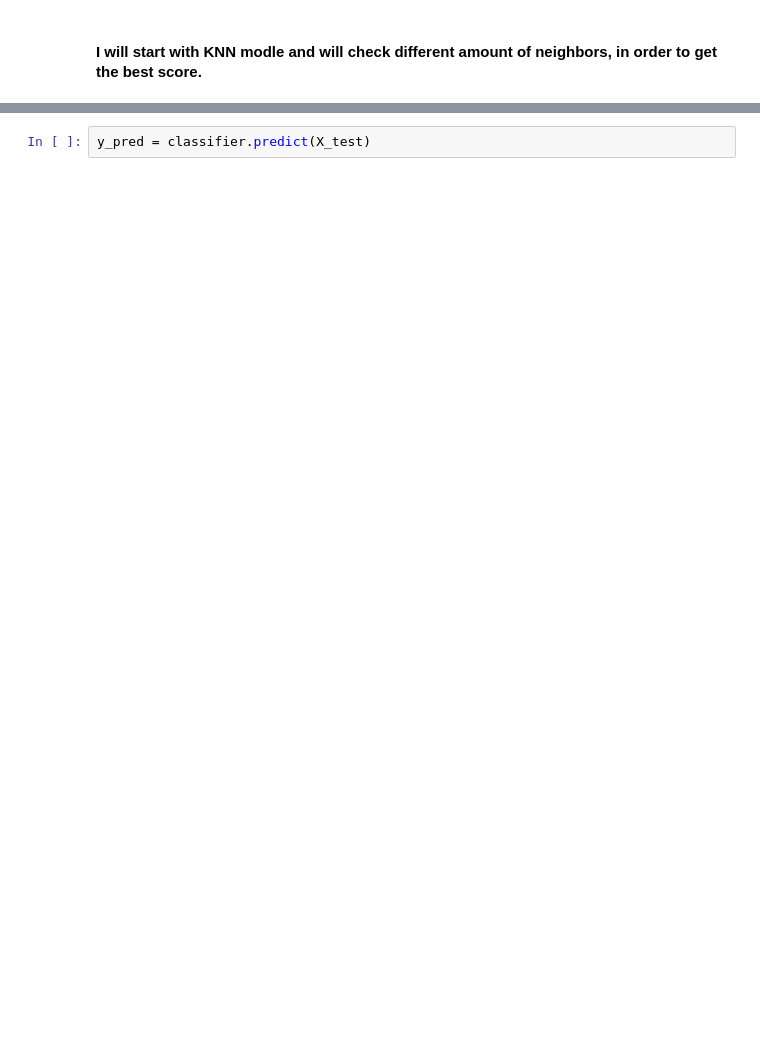
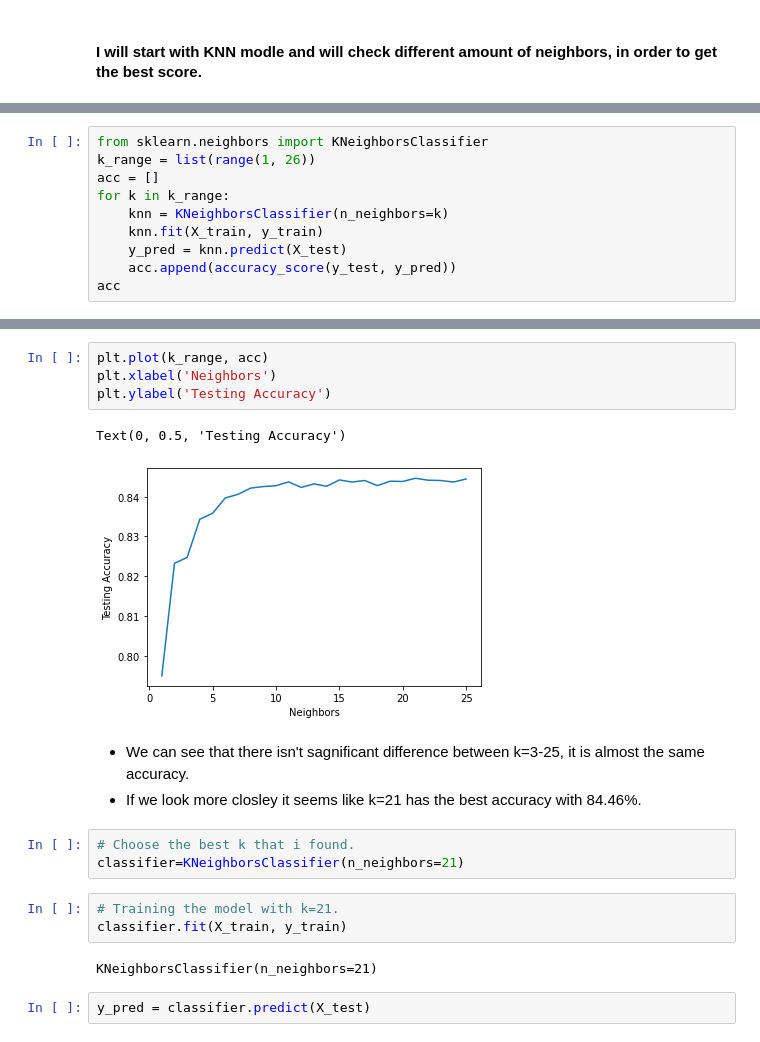
Before and after one commit to idobar1403/FinalProjectSemA, a Jupyter notebook: Untitled1.ipynb, the cells around one changed output, grey strips where cells are left out. Saved outputs shown, nothing was run; the diff lists cells and outputs as text; blank space fills up the shorter version.

```diff
--- a/Untitled1.ipynb
+++ b/Untitled1.ipynb
@@ -535,0 +540,10 @@ KNeighborsClassifier()
+# %%
+from sklearn.neighbors import KNeighborsClassifier
+k_range = list(range(1, 26))
+acc = []
+for k in k_range:
+    knn = KNeighborsClassifier(n_neighbors=k)
+    knn.fit(X_train, y_train)
+    y_pred = knn.predict(X_test)
+    acc.append(accuracy_score(y_test, y_pred))
+acc
@@ -536,3 +568,21 @@ KNeighborsClassifier()
+# %%
+plt.plot(k_range, acc)
+plt.xlabel('Neighbors')
+plt.ylabel('Testing Accuracy')
+# %% [output]
+Text(0, 0.5, 'Testing Accuracy')
+[figure, added]
+# %% [markdown]
+* We can see that there isn't sagnificant difference between k=3-25, it is almost the same accuracy.
+* If we look more closley it seems like k=21 has the best accuracy with 84.46%.
+# %%
+# Choose the best k that i found.
+classifier=KNeighborsClassifier(n_neighbors=21)
+# %%
+# Training the model with k=21.
+classifier.fit(X_train, y_train)
+# %% [output]
+KNeighborsClassifier(n_neighbors=21)
 # %%
 y_pred = classifier.predict(X_test)
 # %%
```
Also changed, not shown: parts of 26 cells of this notebook.
